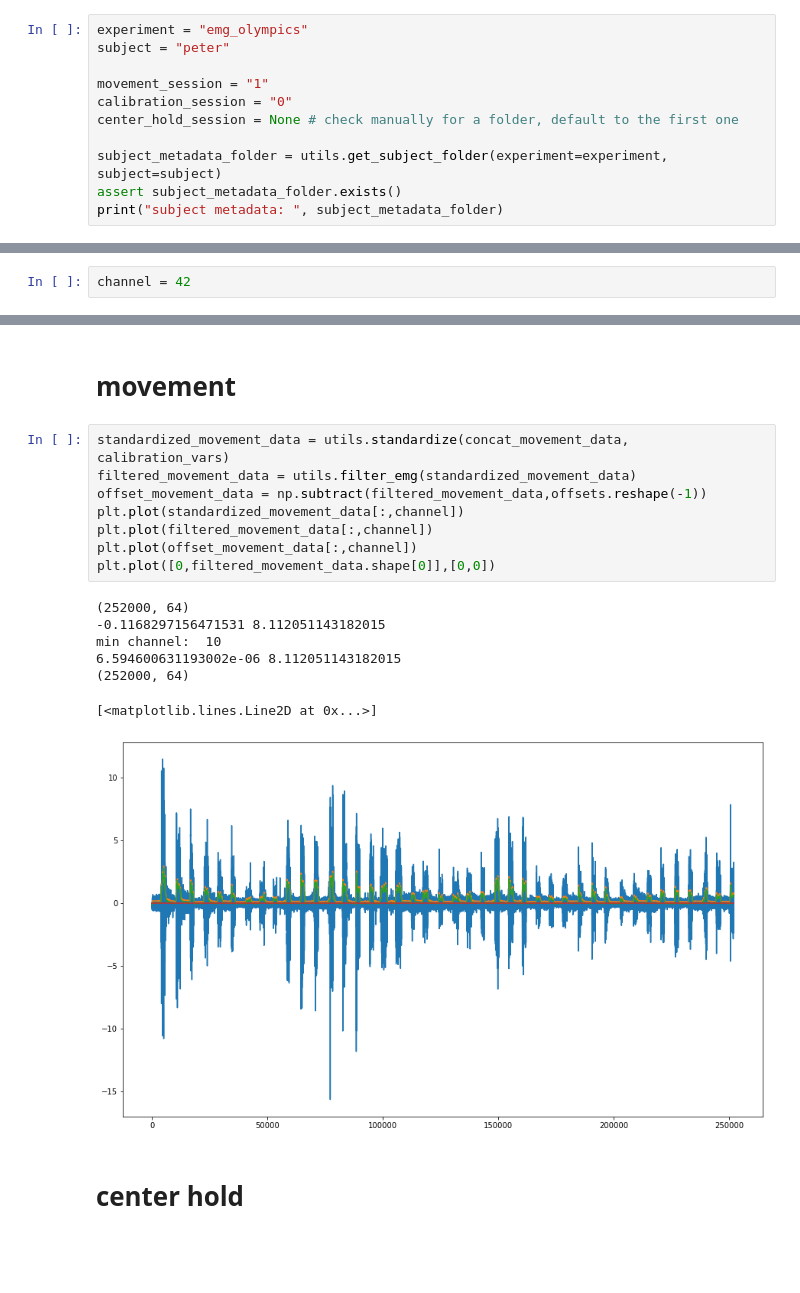
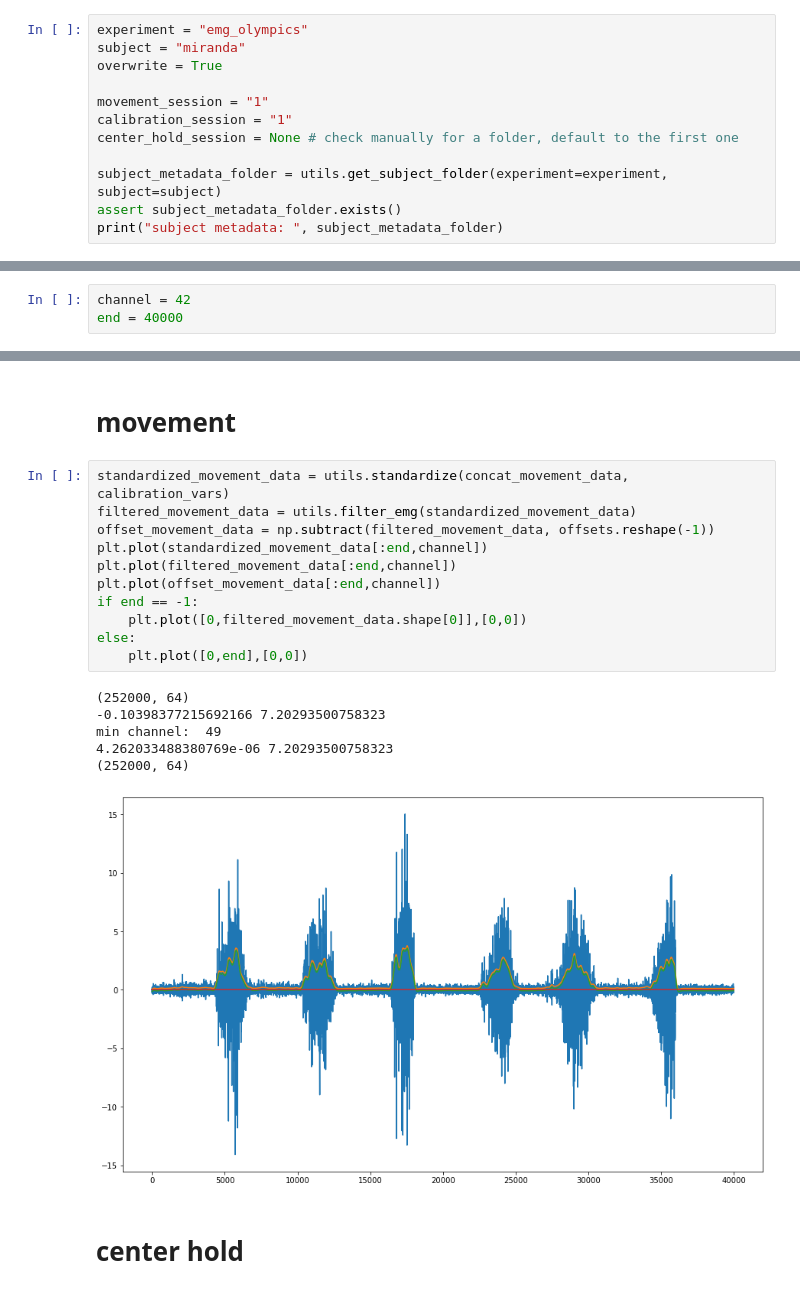
Before and after one commit to spewil/kyberphysics, a Jupyter notebook: notebooks/mappings.ipynb, the cells around one changed output, grey strips where cells are left out. Saved outputs shown, nothing was run; the diff lists cells and outputs as text; blank space fills up the shorter version.

```diff
--- a/notebooks/mappings.ipynb
+++ b/notebooks/mappings.ipynb
@@ -36,10 +36,11 @@ NOTES:
 # load data
 # %%
 experiment = "emg_olympics"
-subject = "peter"
+subject = "miranda"
+overwrite = True
 
 movement_session = "1"
-calibration_session = "0"
+calibration_session = "1"
 center_hold_session = None # check manually for a folder, default to the first one
 
 subject_metadata_folder = utils.get_subject_folder(experiment=experiment, subject=subject)
@@ -317,6 +300,7 @@ utils.write_array_to_disk(offsets.reshape(-1,1),subject_metadata_folder / "offse
 # standardize (variance), filter, shift (offset)
 # %%
 channel = 42
+end = 40000
 # %%
 standardized_calibration_data = utils.standardize(concat_calibration_data, calibration_vars)
 filtered_calibration_data = utils.filter_emg(standardized_calibration_data)
@@ -338,19 +324,21 @@ min channel:  3
 # %%
 standardized_movement_data = utils.standardize(concat_movement_data, calibration_vars)
 filtered_movement_data = utils.filter_emg(standardized_movement_data)
-offset_movement_data = np.subtract(filtered_movement_data,offsets.reshape(-1))
-plt.plot(standardized_movement_data[:,channel])
-plt.plot(filtered_movement_data[:,channel])
-plt.plot(offset_movement_data[:,channel])
-plt.plot([0,filtered_movement_data.shape[0]],[0,0])
+offset_movement_data = np.subtract(filtered_movement_data, offsets.reshape(-1))
+plt.plot(standardized_movement_data[:end,channel])
+plt.plot(filtered_movement_data[:end,channel])
+plt.plot(offset_movement_data[:end,channel])
+if end == -1:
+    plt.plot([0,filtered_movement_data.shape[0]],[0,0])
+else:
+    plt.plot([0,end],[0,0])
 # %% [output]
 (252000, 64)
--0.1168297156471531 8.112051143182015
-min channel:  10
-6.594600631193002e-06 8.112051143182015
+-0.10398377215692166 7.20293500758323
+min channel:  49
+4.262033488380769e-06 7.20293500758323
 (252000, 64)
-[<matplotlib.lines.Line2D at 0x...>]
-[figure, old version]
+[figure, new version]
 # %% [markdown]
 # center hold
 # %%
```
Also changed, not shown: parts of 22 cells of this notebook, 19 other files.
